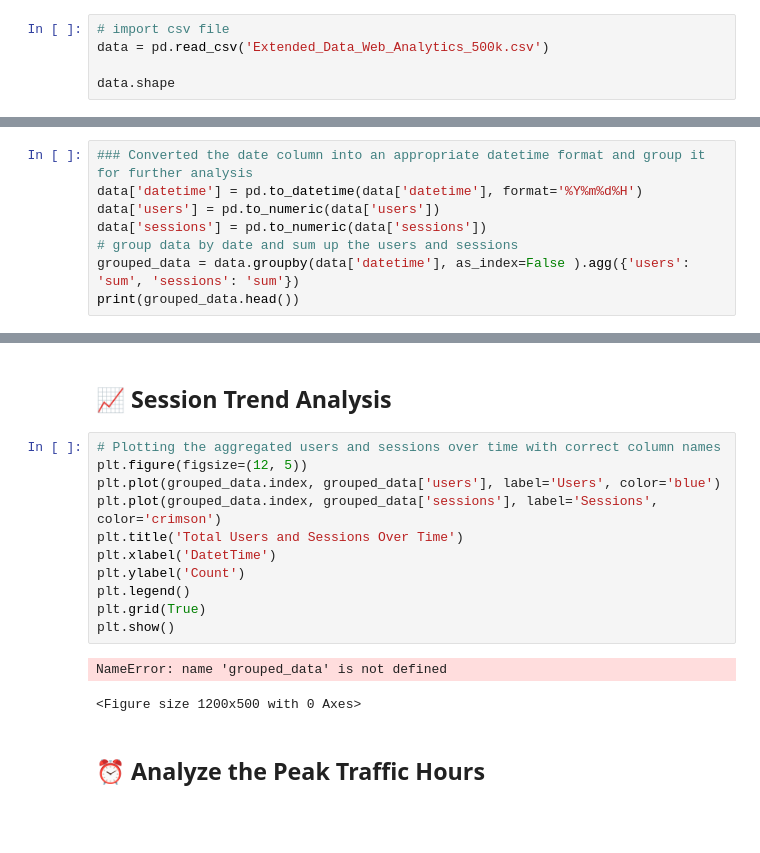
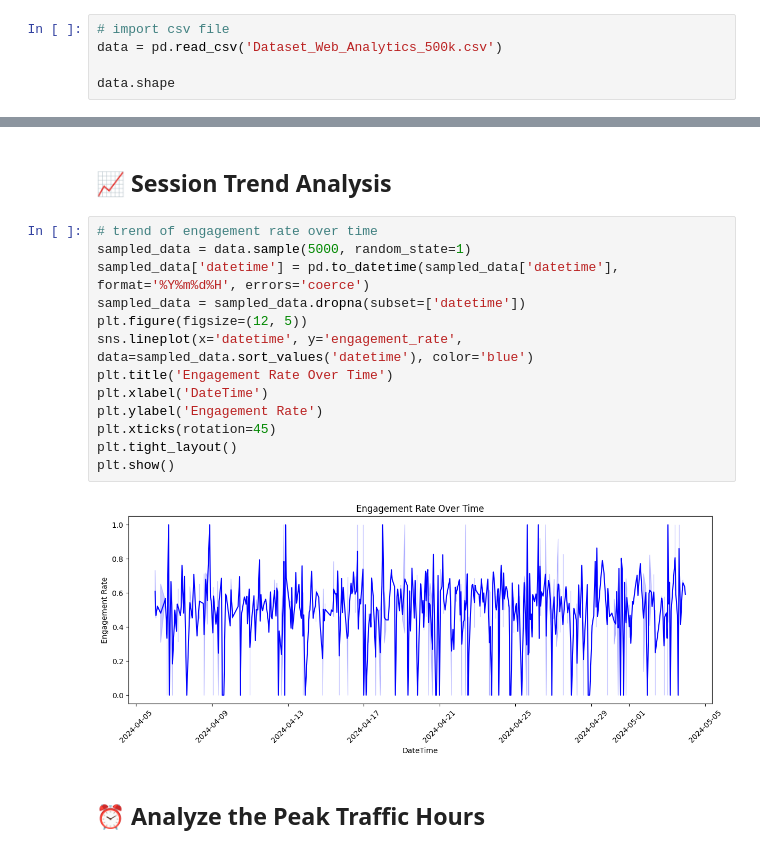
Before and after one commit to bhaskarharshit/Website-Performance-Analysis, a Jupyter notebook: Web_Performance_Analysis.ipynb, the cells around one changed output, grey strips where cells are left out. Saved outputs shown, nothing was run; the diff lists cells and outputs as text; blank space fills up the shorter version.

```diff
--- a/Web_Performance_Analysis.ipynb
+++ b/Web_Performance_Analysis.ipynb
@@ -7,7 +7,7 @@ import seaborn as sns # for better plots
 %matplotlib inline
 # %%
 # import csv file
-data = pd.read_csv('Extended_Data_Web_Analytics_500k.csv')
+data = pd.read_csv('Dataset_Web_Analytics_500k.csv')
 
 data.shape
 # %% [output]
@@ -92,11 +92,3 @@ data.describe()
 | 50% | 42.000000 | 51.000000 | 27.000000 | 49.000000 | 0.666667 | 4.410256 | ... |
 | 75% | 60.000000 | 71.000000 | 41.000000 | 71.537037 | 0.750000 | 5.208333 | ... |
 | max | 237.000000 | 300.000000 | 144.000000 | 4525.000000 | 2.000000 | 56.000000 | ... |
-# %%
-### Converted the date column into an appropriate datetime format and group it for further analysis
-data['datetime'] = pd.to_datetime(data['datetime'], format='%Y%m%d%H')
-data['users'] = pd.to_numeric(data['users'])
-data['sessions'] = pd.to_numeric(data['sessions'])
-# group data by date and sum up the users and sessions
-grouped_data = data.groupby(data['datetime'], as_index=False ).agg({'users': 'sum', 'sessions': 'sum'})
-print(grouped_data.head())
@@ -164,19 +131,20 @@ plt.show()
 # %% [markdown]
 ## 📈 Session Trend Analysis
 # %%
-# Plotting the aggregated users and sessions over time with correct column names
+# trend of engagement rate over time
+sampled_data = data.sample(5000, random_state=1)
+sampled_data['datetime'] = pd.to_datetime(sampled_data['datetime'], format='%Y%m%d%H', errors='coerce')
+sampled_data = sampled_data.dropna(subset=['datetime'])
 plt.figure(figsize=(12, 5))
-plt.plot(grouped_data.index, grouped_data['users'], label='Users', color='blue')
-plt.plot(grouped_data.index, grouped_data['sessions'], label='Sessions', color='crimson')
-plt.title('Total Users and Sessions Over Time')
-plt.xlabel('DatetTime')
-plt.ylabel('Count')
-plt.legend()
-plt.grid(True)
+sns.lineplot(x='datetime', y='engagement_rate', data=sampled_data.sort_values('datetime'), color='blue')
+plt.title('Engagement Rate Over Time')
+plt.xlabel('DateTime')
+plt.ylabel('Engagement Rate')
+plt.xticks(rotation=45)
+plt.tight_layout()
 plt.show()
 # %% [output]
-NameError: name 'grouped_data' is not defined
-<Figure size 1200x500 with 0 Axes>
+[figure, added]
 # %% [markdown]
 ## ⏰ Analyze the Peak Traffic Hours
 # %%
```
Also changed, not shown: parts of 2 cells of this notebook.
